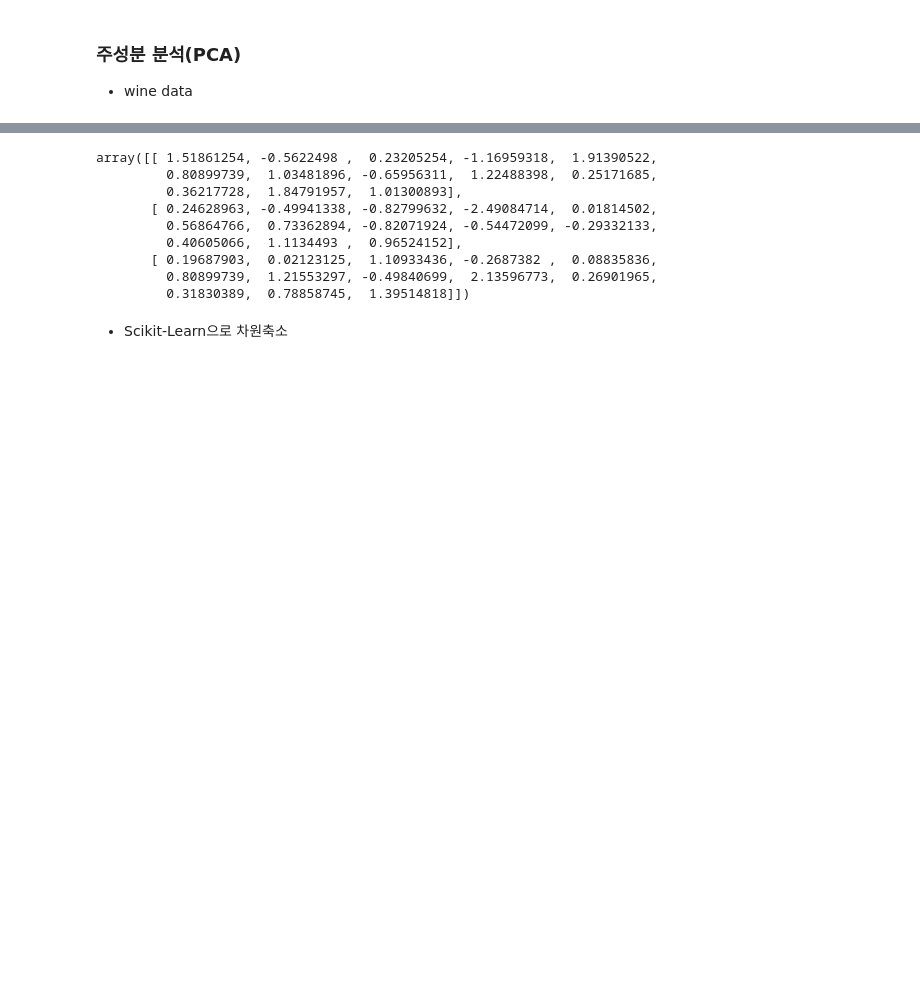
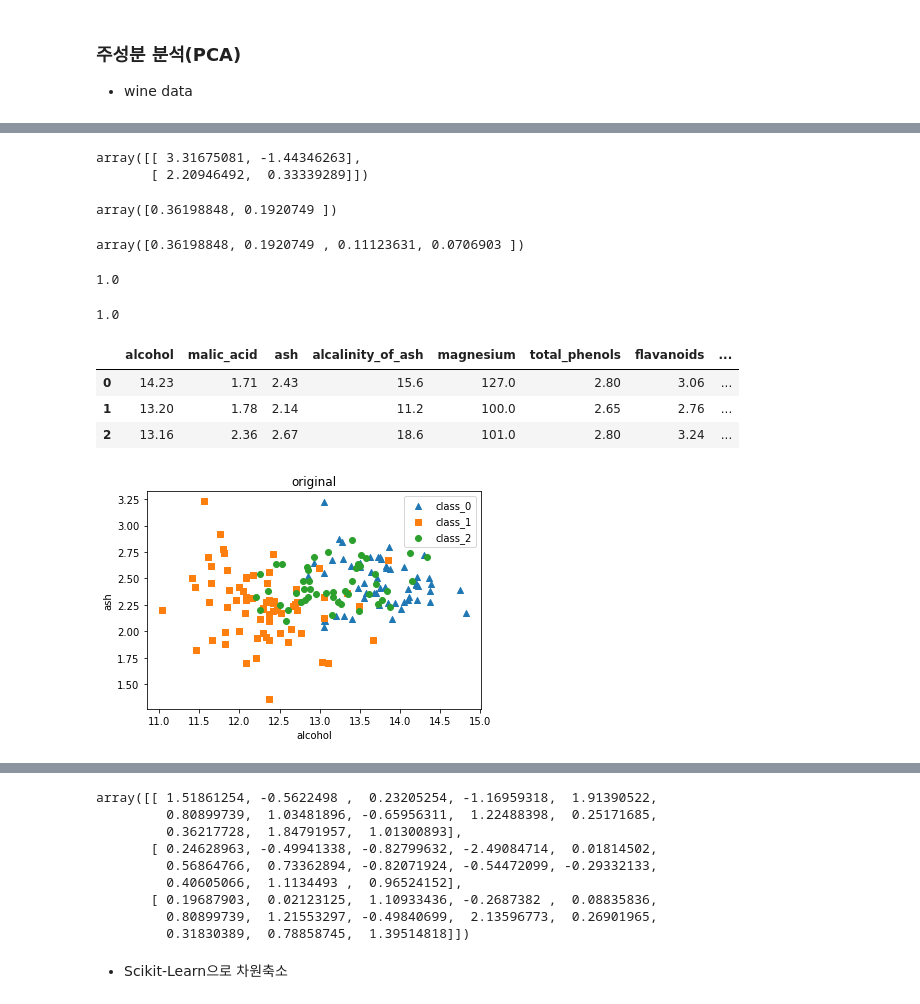
Before and after one commit to Soeui-lee/Machine_Learning_Lecture_2021_12, a Jupyter notebook: 05.차원축소/02.Wine.ipynb, the cells around one changed output, grey strips where cells are left out. Saved outputs shown, nothing was run; the diff lists cells and outputs as text; code cells hidden in the pictures; blank space fills up the shorter version.

```diff
--- a/05.차원축소/02.Wine.ipynb
+++ b/05.차원축소/02.Wine.ipynb
@@ -3,0 +8,3 @@
+# %%
+from sklearn.datasets import load_wine
+wine = load_wine()
@@ -3,0 +23,46 @@
+# %%
+# 차원축소
+from sklearn.decomposition import PCA
+pca = PCA(n_components=2)
+wine_pca = pca.fit_transform(wine_std)            # 학습 아닌 전환!]
+wine_pca[:2]
+# %% [output]
+array([[ 3.31675081, -1.44346263],
+       [ 2.20946492,  0.33339289]])
+# %%
+# 설명력
+pca.explained_variance_ratio_
+# %% [output]
+array([0.36198848, 0.1920749 ])
+# %%
+# 한 번 더 차원 축소
+pca2 = PCA(n_components=4)
+wine_pca2 = pca2.fit_transform(wine_std)
+pca2.explained_variance_ratio_
+# %% [output]
+array([0.36198848, 0.1920749 , 0.11123631, 0.0706903 ])
+# %%
+# 차원축소 분류비교
+
+# pca 전
+from sklearn.ensemble import RandomForestClassifier
+from sklearn.model_selection import train_test_split
+X_train, X_test, y_train, y_test = train_test_split(
+    wine.data, wine.target, stratify=wine.target, random_state=2021
+)
+rf = RandomForestClassifier(random_state=2021)
+rf.fit(X_train, y_train)
+rf.score(X_test, y_test)
+# %% [output]
+1.0
+# %%
+#  pca 후
+
+X_train, X_test, y_train, y_test = train_test_split(
+    wine_std, wine.target, stratify=wine.target, random_state=2021
+)
+rf = RandomForestClassifier(random_state=2021)
+rf.fit(X_train, y_train)
+rf.score(X_test, y_test)
+# %% [output]
+1.0
@@ -3,0 +71,24 @@
+# %%
+# 오리지널
+df = pd.DataFrame(wine.data, columns=wine.feature_names)
+df['target'] = wine.target
+df.head(3)
+# %% [output]
+|  | alcohol | malic_acid | ash | alcalinity_of_ash | magnesium | total_phenols | flavanoids | ... |
+| 0 | 14.23 | 1.71 | 2.43 | 15.6 | 127.0 | 2.80 | 3.06 | ... |
+| 1 | 13.20 | 1.78 | 2.14 | 11.2 | 100.0 | 2.65 | 2.76 | ... |
+| 2 | 13.16 | 2.36 | 2.67 | 18.6 | 101.0 | 2.80 | 3.24 | ... |
+# %%
+markers = ['^','s','o']
+
+for i, marker in enumerate(markers):
+    x_axis_data = df[df.target == i]['alcohol']
+    y_axis_data = df[df.target == i]['ash']
+    plt.scatter(x_axis_data, y_axis_data, marker = marker, label=wine.target_names[i])
+plt.legend()
+plt.title('original')
+plt.xlabel('alcohol')
+plt.ylabel('ash')
+plt.show()
+# %% [output]
+[figure, added]
```
Also changed, not shown: parts of 5 cells of this notebook, 6 other files.
